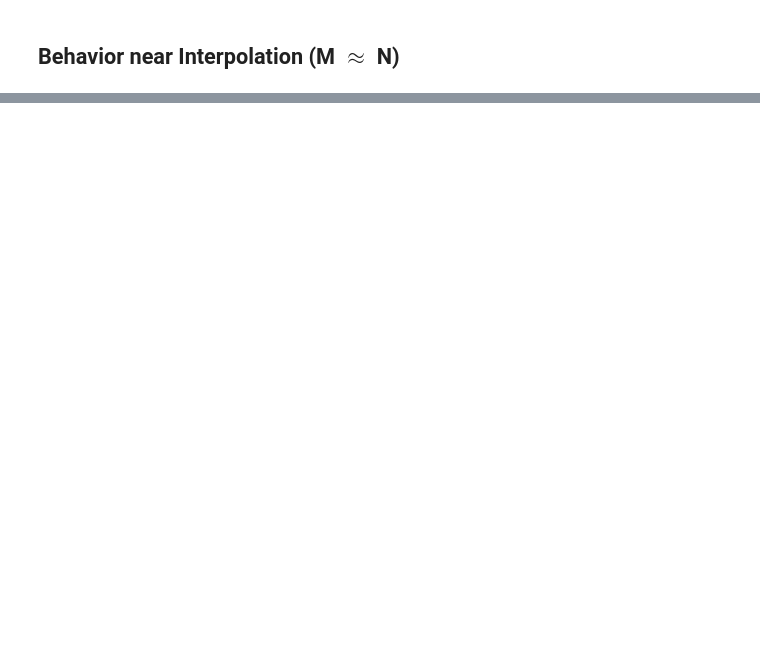
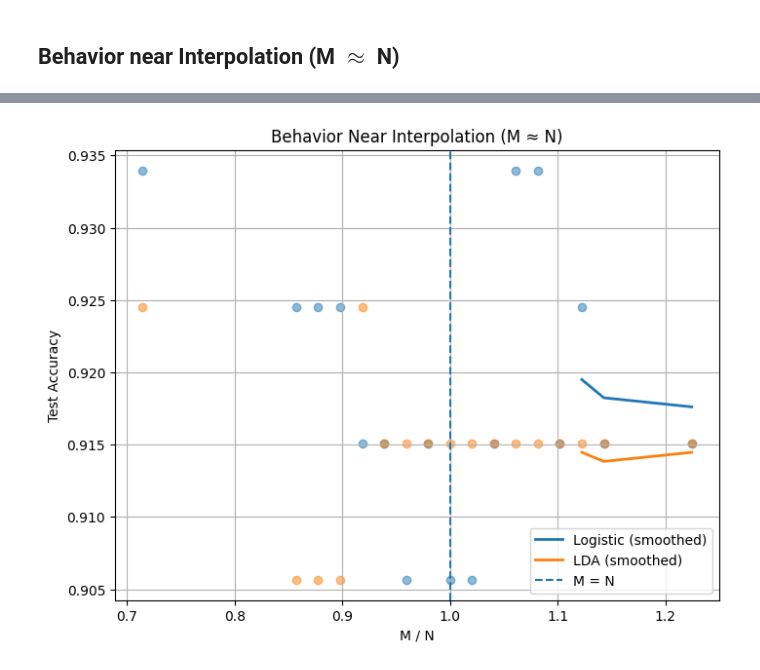
Before and after one commit to DennisWWW/ml-generalization-project, a Jupyter notebook: CS6140_Project.ipynb, the cells around one changed output, grey strips where cells are left out. Saved outputs shown, nothing was run; the diff lists cells and outputs as text; code cells hidden in the pictures; blank space fills up the shorter version.

```diff
--- a/CS6140_Project.ipynb
+++ b/CS6140_Project.ipynb
@@ -398,0 +485,34 @@ Interpolation (poly) 245 600  2.448980     0.933962      0.886792  0.066038  0.0
+# %%
+import matplotlib.pyplot as plt
+
+# subset near interpolation
+df_near = df_all[
+    (df_all["M_over_N"] > 0.7) &
+    (df_all["M_over_N"] < 1.3)
+]
+
+plt.figure(figsize=(8,6))
+
+# scatter
+plt.scatter(df_near["M_over_N"], df_near["lr_test_acc"], alpha=0.5)
+plt.scatter(df_near["M_over_N"], df_near["lda_test_acc"], alpha=0.5)
+
+# smooth
+x_lr, y_lr = smooth_curve(df_near["M_over_N"], df_near["lr_test_acc"], window)
+x_lda, y_lda = smooth_curve(df_near["M_over_N"], df_near["lda_test_acc"], window)
+
+plt.plot(x_lr, y_lr, linewidth=2, label="Logistic (smoothed)")
+plt.plot(x_lda, y_lda, linewidth=2, label="LDA (smoothed)")
+
+# interpolation line
+plt.axvline(x=1.0, linestyle="--", label="M = N")
+
+plt.xlabel("M / N")
+plt.ylabel("Test Accuracy")
+plt.title("Behavior Near Interpolation (M ≈ N)")
+
+plt.legend()
+plt.grid(True)
+plt.show()
+# %% [output]
+[figure, added]
```
Also changed, not shown: parts of 4 cells of this notebook.
